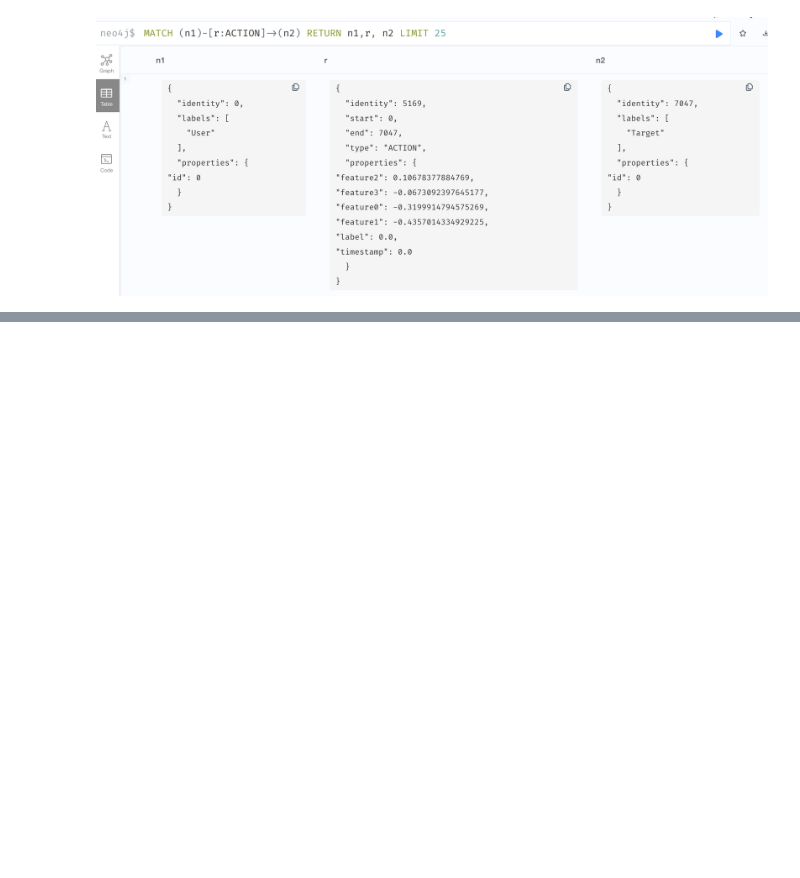
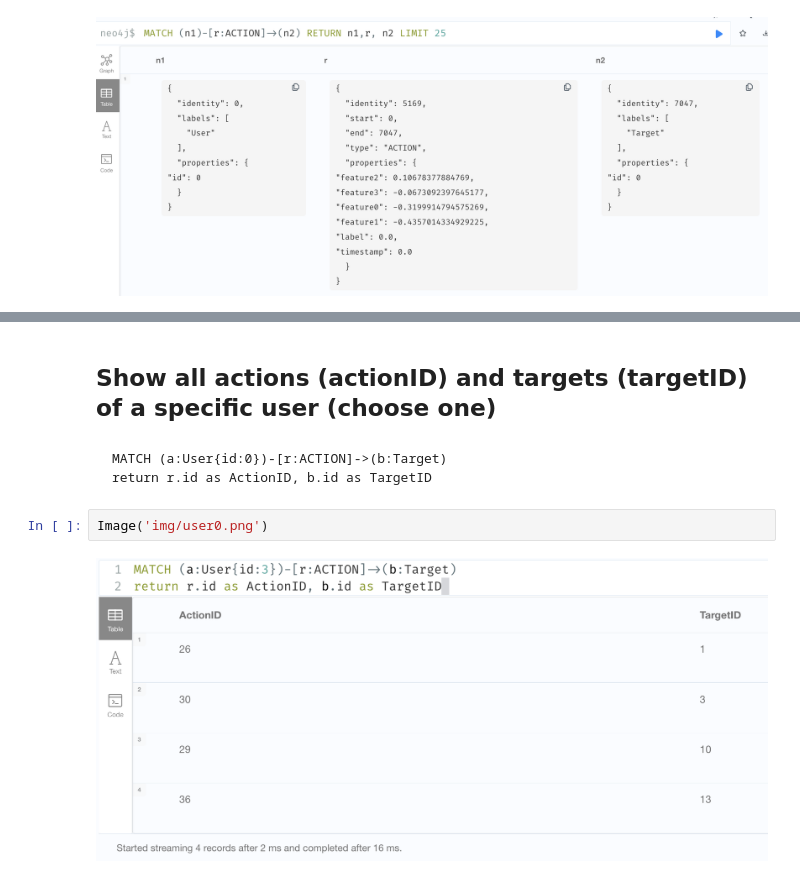
Before and after one commit to gdrosos/Big-Data-Management-Systems-Assignments, a Jupyter notebook: neo4j/neo4j-assignment.ipynb, the cells around one changed output, grey strips where cells are left out. Drawn from its saved outputs; the diff is of its cells as text; blank space fills up the shorter version.

````diff
--- a/neo4j/neo4j-assignment.ipynb
+++ b/neo4j/neo4j-assignment.ipynb
@@ -93,0 +112,11 @@ Image('img/example_table.png')
+# %% [markdown]
+## Show all actions (actionID) and targets (targetID) of a specific user (choose one)
+# %% [markdown]
+```
+MATCH (a:User{id:0})-[r:ACTION]->(b:Target)
+return r.id as ActionID, b.id as TargetID
+```
+# %%
+Image('img/user0.png')
+# %% [output]
+[figure, added]
````
Also changed, not shown: parts of 4 cells of this notebook, 2 other files.
